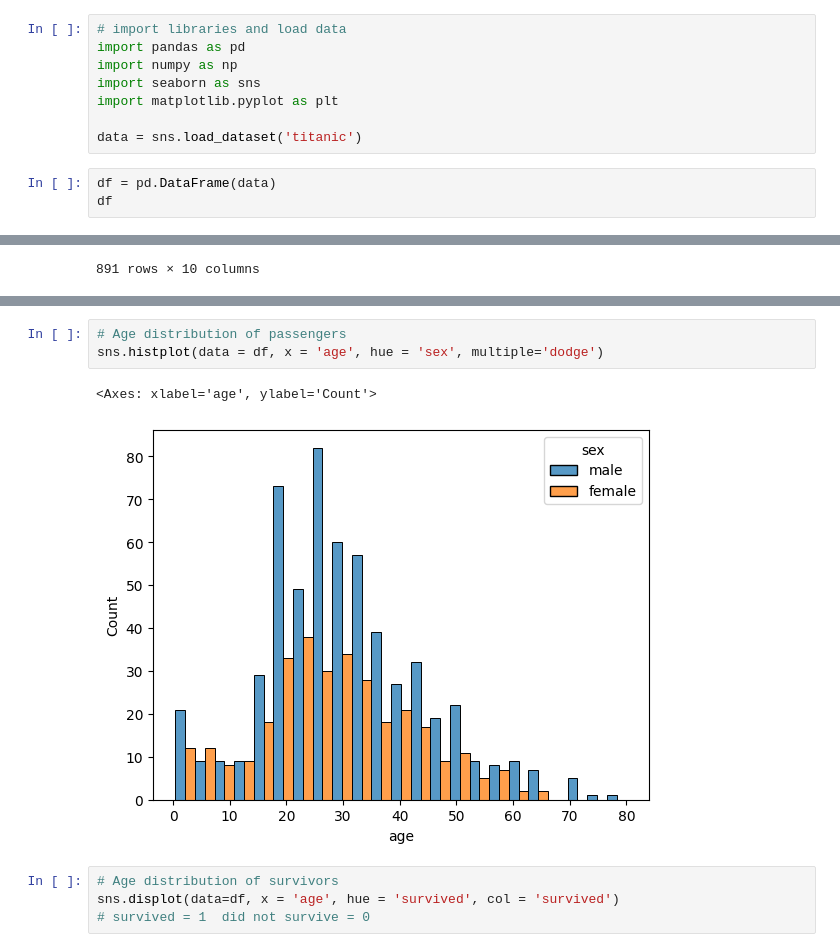
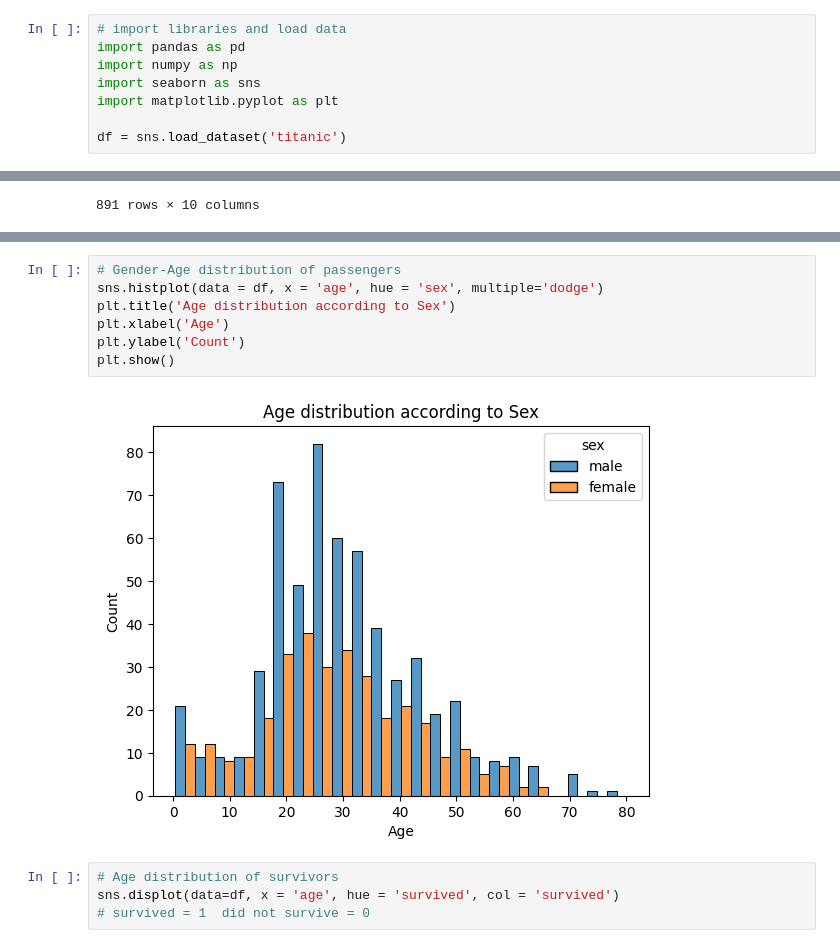
Before and after one commit to JoshAmpofo/python, a Jupyter notebook: ML/Trestle/AI_ML_lab_1.ipynb, the cells around one changed output, grey strips where cells are left out. Saved outputs shown, nothing was run; the diff lists cells and outputs as text.

Commit message:
Update graphs

```diff
--- a/ML/Trestle/AI_ML_lab_1.ipynb
+++ b/ML/Trestle/AI_ML_lab_1.ipynb
@@ -11,7 +11,4 @@ import numpy as np
 import seaborn as sns
 import matplotlib.pyplot as plt
 
-data = sns.load_dataset('titanic')
+df = sns.load_dataset('titanic')
-# %%
-df = pd.DataFrame(data)
-df
@@ -184,9 +176,12 @@ df
 # %%
-# Age distribution of passengers
+# Gender-Age distribution of passengers
 sns.histplot(data = df, x = 'age', hue = 'sex', multiple='dodge')
+plt.title('Age distribution according to Sex')
+plt.xlabel('Age')
+plt.ylabel('Count')
+plt.show()
 # %% [output]
-<Axes: xlabel='age', ylabel='Count'>
-[figure, old version]
+[figure, new version]
 # %%
 # Age distribution of survivors
 sns.displot(data=df, x = 'age', hue = 'survived', col = 'survived')
```
Also changed, not shown: parts of 8 cells of this notebook.
